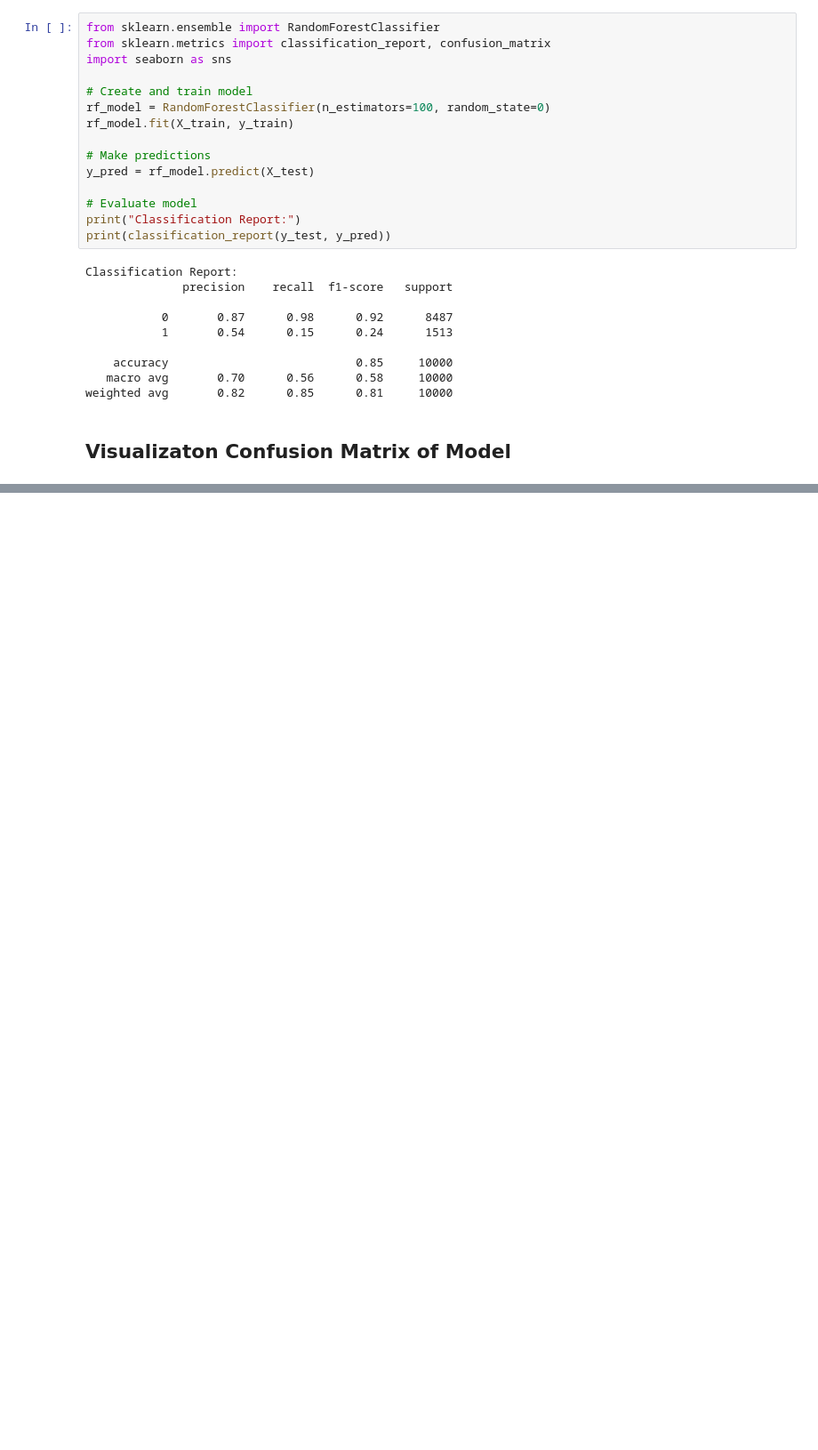
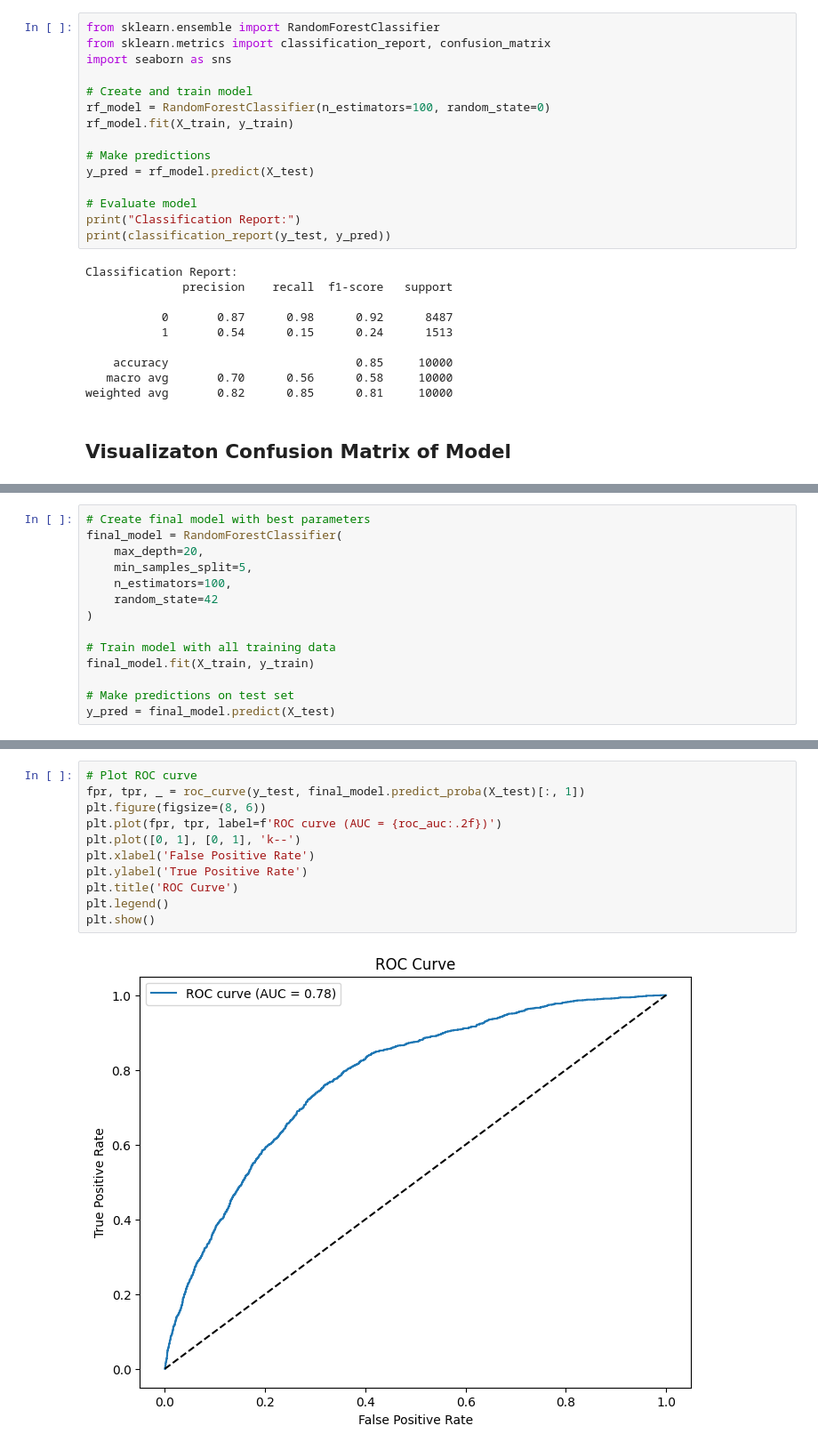
Before and after one commit to Aji-prakoso/British-Airways-Lounge-Estimation-Customer-Behavior, a Jupyter notebook: Predicting customer buying behaviour/Getting_Started.ipynb, the cells around one changed output, grey strips where cells are left out. Shown at 89% size. Drawn from its saved outputs; the diff is of its cells as text; blank space fills up the shorter version.

```diff
--- a/Predicting customer buying behaviour/Getting_Started.ipynb
+++ b/Predicting customer buying behaviour/Getting_Started.ipynb
@@ -325,0 +336,14 @@ print("Best cross-validation score:", grid_search.best_score_)
+# %%
+# Create final model with best parameters
+final_model = RandomForestClassifier(
+    max_depth=20,
+    min_samples_split=5,
+    n_estimators=100,
+    random_state=42
+)
+
+# Train model with all training data
+final_model.fit(X_train, y_train)
+
+# Make predictions on test set
+y_pred = final_model.predict(X_test)
@@ -325,0 +371,13 @@ print("Best cross-validation score:", grid_search.best_score_)
+# %%
+# Plot ROC curve
+fpr, tpr, _ = roc_curve(y_test, final_model.predict_proba(X_test)[:, 1])
+plt.figure(figsize=(8, 6))
+plt.plot(fpr, tpr, label=f'ROC curve (AUC = {roc_auc:.2f})')
+plt.plot([0, 1], [0, 1], 'k--')
+plt.xlabel('False Positive Rate')
+plt.ylabel('True Positive Rate')
+plt.title('ROC Curve')
+plt.legend()
+plt.show()
+# %% [output]
+[figure, added]
```
Also changed, not shown: parts of 12 cells of this notebook.
